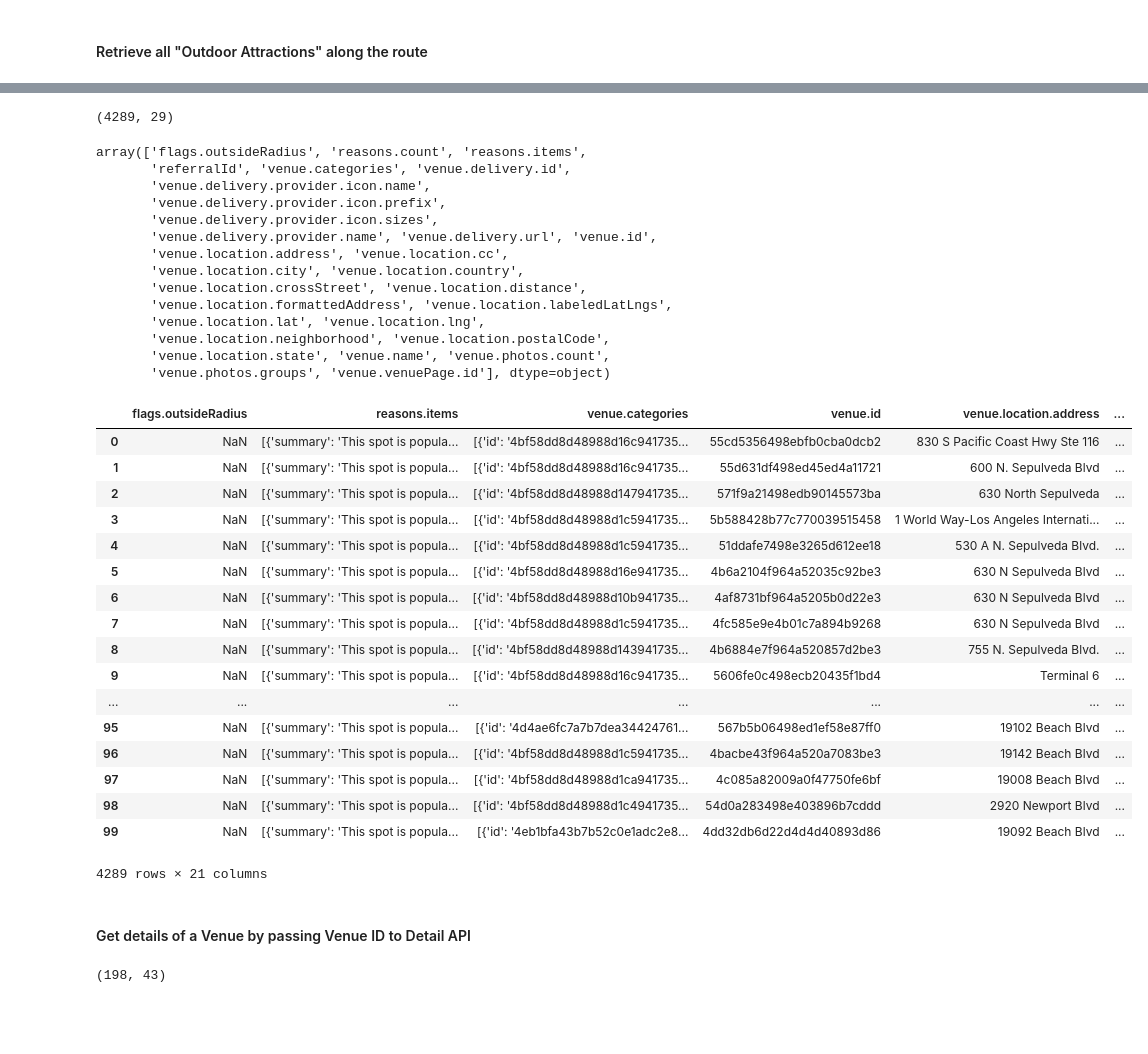
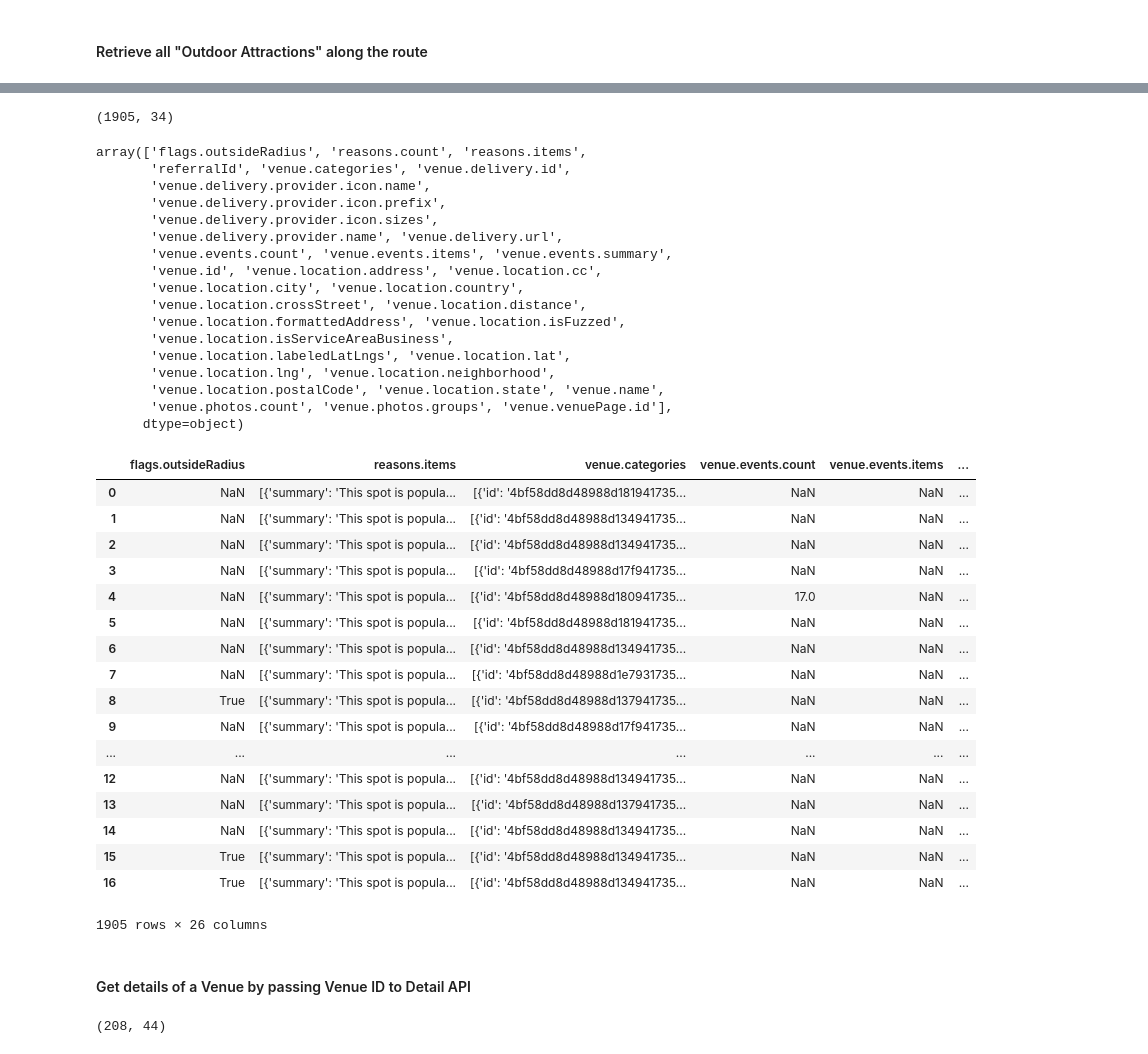
Before and after one commit to subhap15/adventurize, a Jupyter notebook: venues_along_route.ipynb, the cells around one changed output, grey strips where cells are left out. Drawn from its saved outputs; the diff is of its cells as text; code cells hidden in the pictures; blank space fills up the shorter version.

Commit message:
cleaned up venue csv for outdoor, food, arts and ent

```diff
--- a/venues_along_route.ipynb
+++ b/venues_along_route.ipynb
@@ -14,8 +14,8 @@ from time import sleep
 # %%
 # Construct the client object
 #client = fs.Foursquare(client_id='40UWZJ4TUZALHQ4AHKEI2244PBT00HWCQYLSBLBO1A221VUQ', client_secret='OSL3G1K52LDL4CIIVVDLNQSXNYCRBLALWA4KB44SKLX433MX', redirect_uri='http://fondu.com/oauth/authorize')
-#client = fs.Foursquare(client_id='3QSISHQAU3ZW0TQW20CA3A4WKT53BEQIZIN1HJVRCF1O4ZW5', client_secret='J3KZKHL4NDXJIUSR5WHNZWCLLZ52TR5ROMG4NEANRU34L1AE', redirect_uri='http://fondu.com/oauth/authorize')
-client = fs.Foursquare(client_id='4OIAK3HEKSRVRYNY2V3FSL02JJW3YCP3PTW4PN4DMBRCSV0Q', client_secret='C51ACCJYKC3V0ERWCRATHTETPNXSLIIWJNKCJWPGJTY1XGV1', redirect_uri='http://fondu.com/oauth/authorize')
+client = fs.Foursquare(client_id='3QSISHQAU3ZW0TQW20CA3A4WKT53BEQIZIN1HJVRCF1O4ZW5', client_secret='J3KZKHL4NDXJIUSR5WHNZWCLLZ52TR5ROMG4NEANRU34L1AE', redirect_uri='http://fondu.com/oauth/authorize')
+#client = fs.Foursquare(client_id='4OIAK3HEKSRVRYNY2V3FSL02JJW3YCP3PTW4PN4DMBRCSV0Q', client_secret='C51ACCJYKC3V0ERWCRATHTETPNXSLIIWJNKCJWPGJTY1XGV1', redirect_uri='http://fondu.com/oauth/authorize')
 
 # Build the authorization url for your app
 auth_uri = client.oauth.auth_url()
@@ -23,7 +23,8 @@ auth_uri = client.oauth.auth_url()
 #### Retrieve all "Outdoor Attractions" along the route
 # %%
 #df_venue_outdoor = pd.DataFrame()
-df_venue_food = pd.DataFrame()
+#df_venue_food = pd.DataFrame()
+df_venue_ae = pd.DataFrame()
 with open('route1.csv') as csvfile:
    reader = csv.DictReader(csvfile)
    #next(reader, None)
@@ -36,10 +37,11 @@ with open('route1.csv') as csvfile:
             #'section': 'food',
             'limit': 2000,
             #'categoryId': '4d4b7105d754a06377d81259'
-            'categoryId':'4d4b7105d754a06374d81259'
+            #'categoryId':'4d4b7105d754a06374d81259'
+            'categoryId':'4d4b7104d754a06370d81259'
             }
       result = client.venues.explore(params)
       df_venue = pd.io.json.json_normalize(result['groups'][0]['items'])
-      df_venue_food = pd.concat([df_venue_food,df_venue])
+      df_venue_ae = pd.concat([df_venue_ae,df_venue])
 # %%
 #df_venue_outdoor
@@ -66,47 +69,51 @@ df_venue_food
 # %%
 #df_venue_outdoor.shape
-df_venue_food.shape
+#df_venue_food.shape
+df_venue_ae.shape
 # %% [output]
-(4289, 29)
+(1905, 34)
 # %%
-df_venue_outdoor.columns.values
+df_venue_ae.columns.values
 # %% [output]
 array(['flags.outsideRadius', 'reasons.count', 'reasons.items',
        'referralId', 'venue.categories', 'venue.delivery.id',
        'venue.delivery.provider.icon.name',
        'venue.delivery.provider.icon.prefix',
        'venue.delivery.provider.icon.sizes',
-       'venue.delivery.provider.name', 'venue.delivery.url', 'venue.id',
-       'venue.location.address', 'venue.location.cc',
+       'venue.delivery.provider.name', 'venue.delivery.url',
+       'venue.events.count', 'venue.events.items', 'venue.events.summary',
+       'venue.id', 'venue.location.address', 'venue.location.cc',
        'venue.location.city', 'venue.location.country',
        'venue.location.crossStreet', 'venue.location.distance',
-       'venue.location.formattedAddress', 'venue.location.labeledLatLngs',
-       'venue.location.lat', 'venue.location.lng',
-       'venue.location.neighborhood', 'venue.location.postalCode',
-       'venue.location.state', 'venue.name', 'venue.photos.count',
-       'venue.photos.groups', 'venue.venuePage.id'], dtype=object)
+       'venue.location.formattedAddress', 'venue.location.isFuzzed',
+       'venue.location.isServiceAreaBusiness',
+       'venue.location.labeledLatLngs', 'venue.location.lat',
+       'venue.location.lng', 'venue.location.neighborhood',
+       'venue.location.postalCode', 'venue.location.state', 'venue.name',
+       'venue.photos.count', 'venue.photos.groups', 'venue.venuePage.id'],
+      dtype=object)
 # %%
-df_venue_food.drop(['reasons.count','referralId', 'venue.delivery.id', 'venue.delivery.provider.icon.name',
+df_venue_ae.drop(['reasons.count','referralId', 'venue.delivery.id', 'venue.delivery.provider.icon.name',
        'venue.delivery.provider.icon.prefix',
        'venue.delivery.provider.icon.sizes',
        'venue.delivery.provider.name', 'venue.delivery.url'], axis=1)
 # %% [output]
-|  | flags.outsideRadius | reasons.items | venue.categories | venue.id | venue.location.address | ... |
-| 0 | NaN | [{'summary': 'This spot is popula... | [{'id': '4bf58dd8d48988d16c941735... | 55cd5356498ebfb0cba0dcb2 | 830 S Pacific Coast Hwy Ste 116 | ... |
-| 1 | NaN | [{'summary': 'This spot is popula... | [{'id': '4bf58dd8d48988d16c941735... | 55d631df498ed45ed4a11721 | 600 N. Sepulveda Blvd | ... |
-| 2 | NaN | [{'summary': 'This spot is popula... | [{'id': '4bf58dd8d48988d147941735... | 571f9a21498edb90145573ba | 630 North Sepulveda | ... |
-| 3 | NaN | [{'summary': 'This spot is popula... | [{'id': '4bf58dd8d48988d1c5941735... | 5b588428b77c770039515458 | 1 World Way-Los Angeles Internati... | ... |
-| 4 | NaN | [{'summary': 'This spot is popula... | [{'id': '4bf58dd8d48988d1c5941735... | 51ddafe7498e3265d612ee18 | 530 A N. Sepulveda Blvd. | ... |
-| 5 | NaN | [{'summary': 'This spot is popula... | [{'id': '4bf58dd8d48988d16e941735... | 4b6a2104f964a52035c92be3 | 630 N Sepulveda Blvd | ... |
-| 6 | NaN | [{'summary': 'This spot is popula... | [{'id': '4bf58dd8d48988d10b941735... | 4af8731bf964a5205b0d22e3 | 630 N Sepulveda Blvd | ... |
-| 7 | NaN | [{'summary': 'This spot is popula... | [{'id': '4bf58dd8d48988d1c5941735... | 4fc585e9e4b01c7a894b9268 | 630 N Sepulveda Blvd | ... |
-| 8 | NaN | [{'summary': 'This spot is popula... | [{'id': '4bf58dd8d48988d143941735... | 4b6884e7f964a520857d2be3 | 755 N. Sepulveda Blvd. | ... |
-| 9 | NaN | [{'summary': 'This spot is popula... | [{'id': '4bf58dd8d48988d16c941735... | 5606fe0c498ecb20435f1bd4 | Terminal 6 | ... |
+|  | flags.outsideRadius | reasons.items | venue.categories | venue.events.count | venue.events.items | ... |
+| 0 | NaN | [{'summary': 'This spot is popula... | [{'id': '4bf58dd8d48988d181941735... | NaN | NaN | ... |
+| 1 | NaN | [{'summary': 'This spot is popula... | [{'id': '4bf58dd8d48988d134941735... | NaN | NaN | ... |
+| 2 | NaN | [{'summary': 'This spot is popula... | [{'id': '4bf58dd8d48988d134941735... | NaN | NaN | ... |
+| 3 | NaN | [{'summary': 'This spot is popula... | [{'id': '4bf58dd8d48988d17f941735... | NaN | NaN | ... |
+| 4 | NaN | [{'summary': 'This spot is popula... | [{'id': '4bf58dd8d48988d180941735... | 17.0 | NaN | ... |
+| 5 | NaN | [{'summary': 'This spot is popula... | [{'id': '4bf58dd8d48988d181941735... | NaN | NaN | ... |
+| 6 | NaN | [{'summary': 'This spot is popula... | [{'id': '4bf58dd8d48988d134941735... | NaN | NaN | ... |
+| 7 | NaN | [{'summary': 'This spot is popula... | [{'id': '4bf58dd8d48988d1e7931735... | NaN | NaN | ... |
+| 8 | True | [{'summary': 'This spot is popula... | [{'id': '4bf58dd8d48988d137941735... | NaN | NaN | ... |
+| 9 | NaN | [{'summary': 'This spot is popula... | [{'id': '4bf58dd8d48988d17f941735... | NaN | NaN | ... |
 | ... | ... | ... | ... | ... | ... | ... |
-| 95 | NaN | [{'summary': 'This spot is popula... | [{'id': '4d4ae6fc7a7b7dea34424761... | 567b5b06498ed1ef58e87ff0 | 19102 Beach Blvd | ... |
-| 96 | NaN | [{'summary': 'This spot is popula... | [{'id': '4bf58dd8d48988d1c5941735... | 4bacbe43f964a520a7083be3 | 19142 Beach Blvd | ... |
-| 97 | NaN | [{'summary': 'This spot is popula... | [{'id': '4bf58dd8d48988d1ca941735... | 4c085a82009a0f47750fe6bf | 19008 Beach Blvd | ... |
-| 98 | NaN | [{'summary': 'This spot is popula... | [{'id': '4bf58dd8d48988d1c4941735... | 54d0a283498e403896b7cddd | 2920 Newport Blvd | ... |
-| 99 | NaN | [{'summary': 'This spot is popula... | [{'id': '4eb1bfa43b7b52c0e1adc2e8... | 4dd32db6d22d4d4d40893d86 | 19092 Beach Blvd | ... |
+| 12 | NaN | [{'summary': 'This spot is popula... | [{'id': '4bf58dd8d48988d134941735... | NaN | NaN | ... |
+| 13 | NaN | [{'summary': 'This spot is popula... | [{'id': '4bf58dd8d48988d137941735... | NaN | NaN | ... |
+| 14 | NaN | [{'summary': 'This spot is popula... | [{'id': '4bf58dd8d48988d134941735... | NaN | NaN | ... |
+| 15 | True | [{'summary': 'This spot is popula... | [{'id': '4bf58dd8d48988d134941735... | NaN | NaN | ... |
+| 16 | True | [{'summary': 'This spot is popula... | [{'id': '4bf58dd8d48988d134941735... | NaN | NaN | ... |
-4289 rows × 21 columns
+1905 rows × 26 columns
 # %%
@@ -139,7 +146,7 @@ with open('venue_food_raw_next500.csv') as csvfile:
         sleep(randint(10,100))
 # %%
 #df_venue_outdoor_details.shape
-df_venue_food_details.shape
+df_venue_ae_details.shape
 # %% [output]
-(198, 43)
+(208, 44)
 # %%
```
Also changed, not shown: parts of 7 cells of this notebook, 2 other files.
